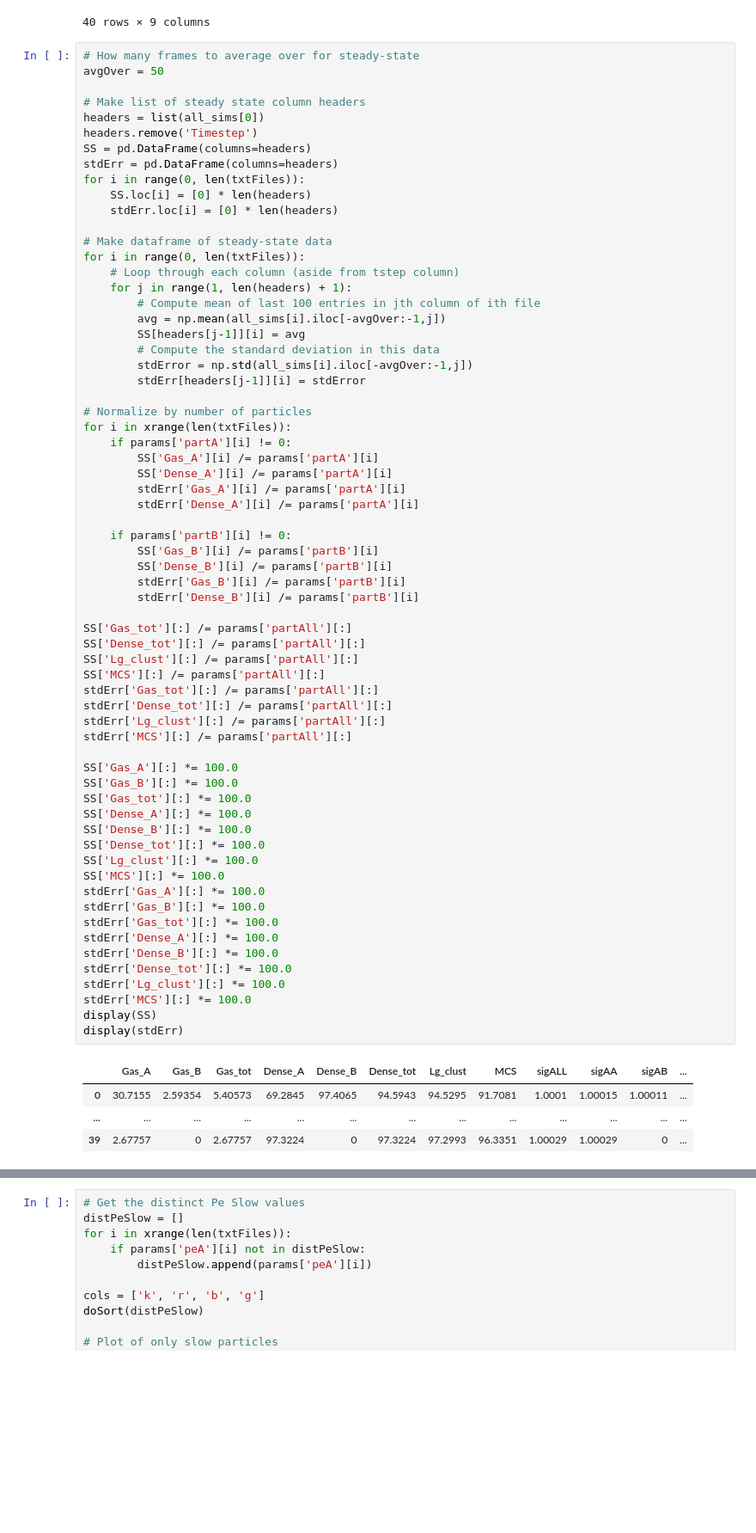
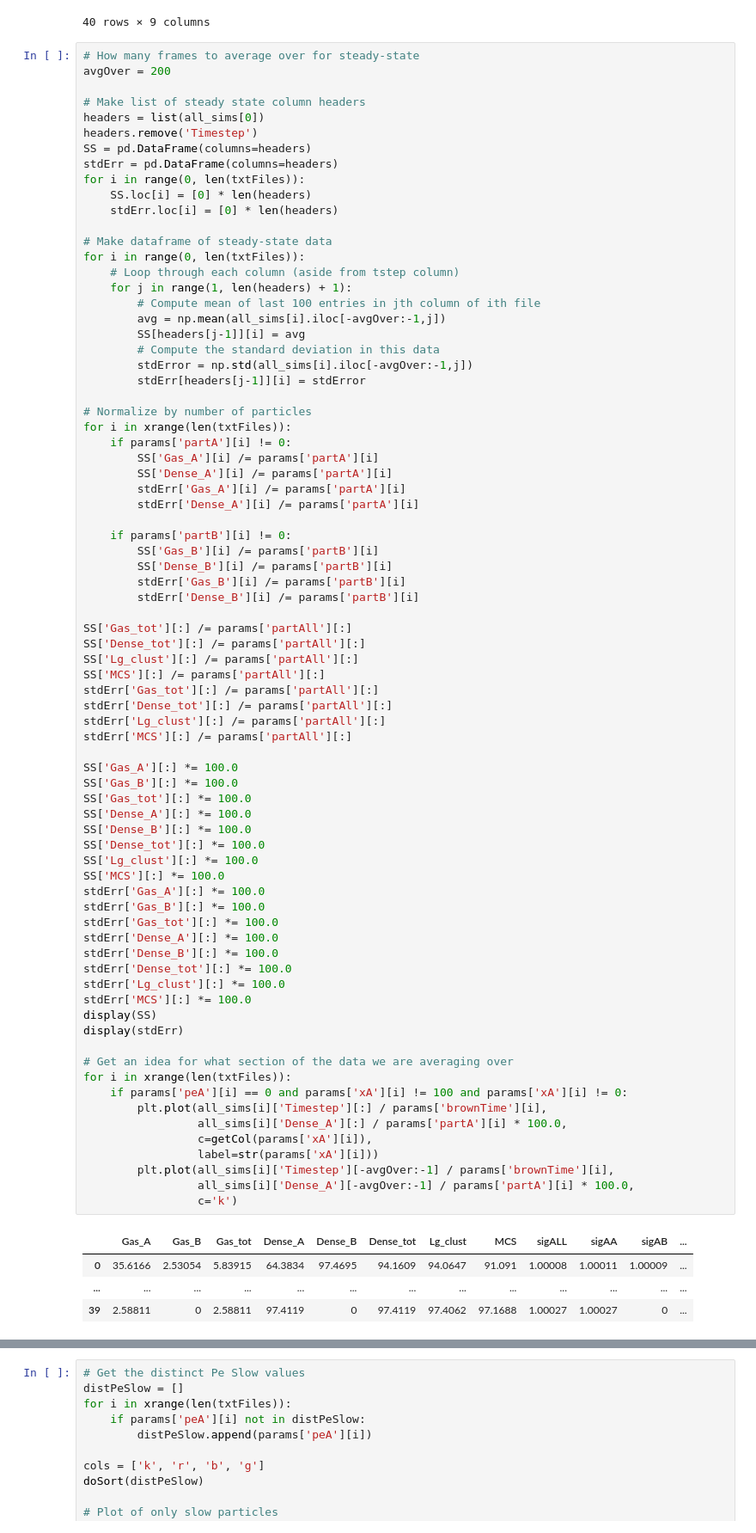
Before and after one commit to kolbt/whingdingdilly, a Jupyter notebook: ipython/particle_fraction/par_frac_data.ipynb, the cells around one changed output, grey strips where cells are left out. Shown at 86% size. Drawn from its saved outputs; the diff is of its cells as text; blank space fills up the shorter version.

Commit message:
Variance plots

```diff
--- a/ipython/particle_fraction/par_frac_data.ipynb
+++ b/ipython/particle_fraction/par_frac_data.ipynb
@@ -274,7 +274,7 @@ display(params)
 40 rows × 9 columns
 # %%
 # How many frames to average over for steady-state
-avgOver = 50
+avgOver = 200
 
 # Make list of steady state column headers
 headers = list(all_sims[0])
@@ -312,35 +312,46 @@ for i in xrange(len(txtFiles)):
 
 SS['Gas_tot'][:] /= params['partAll'][:]
 SS['Dense_tot'][:] /= params['partAll'][:]
 SS['Lg_clust'][:] /= params['partAll'][:]
 SS['MCS'][:] /= params['partAll'][:]
 stdErr['Gas_tot'][:] /= params['partAll'][:]
 stdErr['Dense_tot'][:] /= params['partAll'][:]
 stdErr['Lg_clust'][:] /= params['partAll'][:]
 stdErr['MCS'][:] /= params['partAll'][:]
 
 SS['Gas_A'][:] *= 100.0
 SS['Gas_B'][:] *= 100.0
 SS['Gas_tot'][:] *= 100.0
 SS['Dense_A'][:] *= 100.0
 SS['Dense_B'][:] *= 100.0
 SS['Dense_tot'][:] *= 100.0
 SS['Lg_clust'][:] *= 100.0
 SS['MCS'][:] *= 100.0
 stdErr['Gas_A'][:] *= 100.0
 stdErr['Gas_B'][:] *= 100.0
 stdErr['Gas_tot'][:] *= 100.0
 stdErr['Dense_A'][:] *= 100.0
 stdErr['Dense_B'][:] *= 100.0
 stdErr['Dense_tot'][:] *= 100.0
 stdErr['Lg_clust'][:] *= 100.0
 stdErr['MCS'][:] *= 100.0
 display(SS)
 display(stdErr)
+
+# Get an idea for what section of the data we are averaging over
+for i in xrange(len(txtFiles)):
+    if params['peA'][i] == 0 and params['xA'][i] != 100 and params['xA'][i] != 0:
+        plt.plot(all_sims[i]['Timestep'][:] / params['brownTime'][i],
+                 all_sims[i]['Dense_A'][:] / params['partA'][i] * 100.0,
+                 c=getCol(params['xA'][i]),
+                 label=str(params['xA'][i]))
+        plt.plot(all_sims[i]['Timestep'][-avgOver:-1] / params['brownTime'][i],
+                 all_sims[i]['Dense_A'][-avgOver:-1] / params['partA'][i] * 100.0,
+                 c='k')
 # %% [output]
 |  | Gas_A | Gas_B | Gas_tot | Dense_A | Dense_B | Dense_tot | Lg_clust | MCS | sigALL | sigAA | sigAB | ... |
-| 0 | 30.7155 | 2.59354 | 5.40573 | 69.2845 | 97.4065 | 94.5943 | 94.5295 | 91.7081 | 1.0001 | 1.00015 | 1.00011 | ... |
+| 0 | 35.6166 | 2.53054 | 5.83915 | 64.3834 | 97.4695 | 94.1609 | 94.0647 | 91.091 | 1.00008 | 1.00011 | 1.00009 | ... |
 | ... | ... | ... | ... | ... | ... | ... | ... | ... | ... | ... | ... | ... |
-| 39 | 2.67757 | 0 | 2.67757 | 97.3224 | 0 | 97.3224 | 97.2993 | 96.3351 | 1.00029 | 1.00029 | 0 | ... |
+| 39 | 2.58811 | 0 | 2.58811 | 97.4119 | 0 | 97.4119 | 97.4062 | 97.1688 | 1.00027 | 1.00027 | 0 | ... |
 40 rows × 18 columns
 |  | Gas_A | Gas_B | Gas_tot | Dense_A | Dense_B | Dense_tot | Lg_clust | MCS | sigALL | sigAA | sigAB | ... |
```
Also changed, not shown: parts of 2 cells of this notebook.
